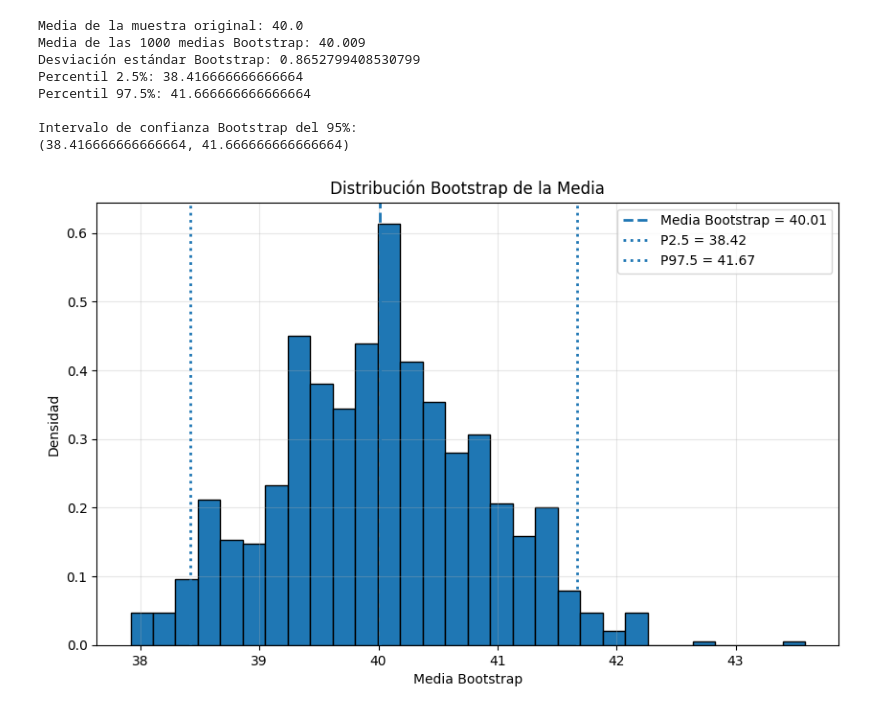
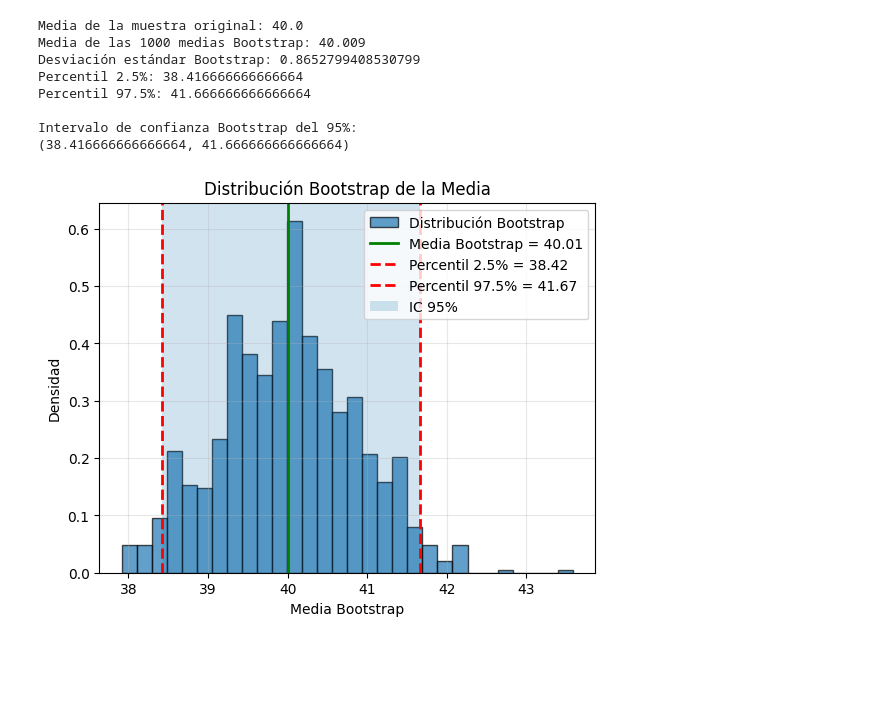
Before and after one commit to FOFM030711/Caminata-aleatoria-1D, a Jupyter notebook: Bootstrap.ipynb, the cells around one changed output. Saved outputs shown, nothing was run; the diff lists cells and outputs as text; code cells hidden in the pictures; blank space fills up the shorter version.

```diff
--- a/Bootstrap.ipynb
+++ b/Bootstrap.ipynb
@@ -144,47 +152,58 @@ Intervalo de confianza Bootstrap del 95%:
 (38.416666666666664, 41.666666666666664)
 # %%
 
-# Histograma de las medias Bootstrap
 
-plt.figure(figsize=(10,6))
-
+# Histograma
 plt.hist(
     medias_bootstrap,
     bins=30,
     density=True,
-    edgecolor='black'
+    edgecolor='black',
+    alpha=0.7,
+    label='Distribución Bootstrap'
 )
 
 # Media Bootstrap
 plt.axvline(
     media_de_medias,
-    linestyle='--',
+    color='green',
+    linestyle='-',
     linewidth=2,
     label=f'Media Bootstrap = {media_de_medias:.2f}'
 )
 
 # Percentil 2.5%
 plt.axvline(
     percentil_2_5,
-    linestyle=':',
+    color='red',
+    linestyle='--',
     linewidth=2,
-    label=f'P2.5 = {percentil_2_5:.2f}'
+    label=f'Percentil 2.5% = {percentil_2_5:.2f}'
 )
 
 # Percentil 97.5%
 plt.axvline(
     percentil_97_5,
-    linestyle=':',
+    color='red',
+    linestyle='--',
     linewidth=2,
-    label=f'P97.5 = {percentil_97_5:.2f}'
+    label=f'Percentil 97.5% = {percentil_97_5:.2f}'
+)
+
+# Región del intervalo de confianza
+plt.axvspan(
+    percentil_2_5,
+    percentil_97_5,
+    alpha=0.2,
+    label='IC 95%'
 )
 
 plt.title('Distribución Bootstrap de la Media')
 plt.xlabel('Media Bootstrap')
 plt.ylabel('Densidad')
 plt.legend()
 plt.grid(alpha=0.3)
 
 plt.show()
 # %% [output]
-[figure, old version]
+[figure, new version]
```
Also changed, not shown: parts of 5 cells of this notebook.
